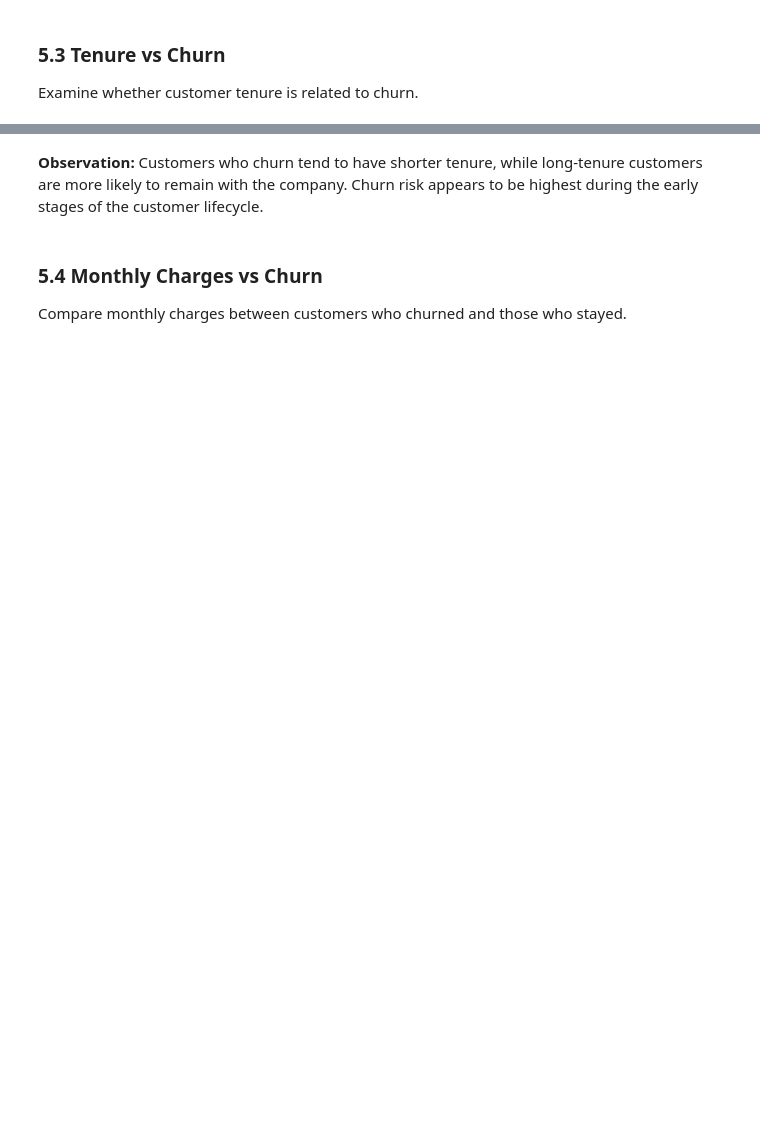
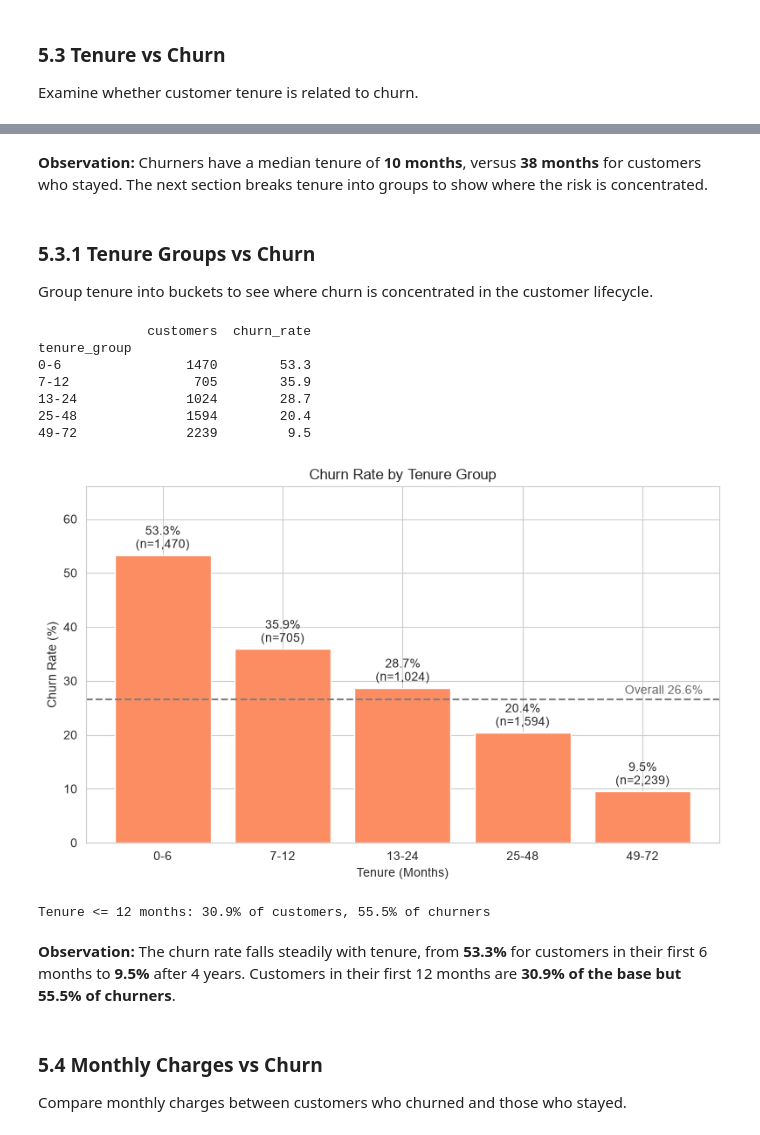
Before and after one commit to arwendy123/reducing-customer-churn-business-analysis, a Jupyter notebook: notebooks/customer_churn_analysis.ipynb, the cells around one changed output, grey strips where cells are left out. Cells and saved outputs as stored; diff of their text form; code cells hidden in the pictures; blank space fills up the shorter version.

```diff
--- a/notebooks/customer_churn_analysis.ipynb
+++ b/notebooks/customer_churn_analysis.ipynb
@@ -306,5 +345,50 @@ Passing `palette` without assigning `hue` is deprecated and will be removed in v
-# %% [markdown]
-**Observation:** Customers who churn tend to have shorter tenure, while long-tenure customers are more likely to remain with the company. Churn risk appears to be highest during the early stages of the customer lifecycle.
+# %% [markdown]
+**Observation:** Churners have a median tenure of **10 months**, versus **38 months** for customers who stayed. The next section breaks tenure into groups to show where the risk is concentrated.
+# %% [markdown]
+### 5.3.1 Tenure Groups vs Churn
+
+Group tenure into buckets to see where churn is concentrated in the customer lifecycle.
+# %%
+overall_churn = df['is_churn'].mean() * 100
+
+df['tenure_group'] = pd.cut(df['tenure'], bins=[-1, 6, 12, 24, 48, 72],
+                            labels=['0-6', '7-12', '13-24', '25-48', '49-72'])
+
+tenure_churn = (df.groupby('tenure_group', observed=True)['is_churn']
+                  .agg(customers='size', churn_rate='mean'))
+tenure_churn['churn_rate'] = (tenure_churn['churn_rate'] * 100).round(1)
+print(tenure_churn)
+
+fig, ax = plt.subplots(figsize=(8, 5))
+bars = ax.bar(tenure_churn.index.astype(str), tenure_churn['churn_rate'], color=CHURN_COLOR)
+ax.bar_label(bars, labels=[f'{r:.1f}%\n(n={n:,})' for r, n in
+                           zip(tenure_churn['churn_rate'], tenure_churn['customers'])], padding=3)
+ax.axhline(overall_churn, linestyle='--', color='grey')
+ax.text(len(tenure_churn) - 0.5, overall_churn + 1, f'Overall {overall_churn:.1f}%',
+        ha='right', color='dimgrey')
+ax.set_ylim(0, 66)
+ax.set_title('Churn Rate by Tenure Group')
+ax.set_xlabel('Tenure (Months)')
+ax.set_ylabel('Churn Rate (%)')
+plt.tight_layout()
+plt.savefig('../images/tenure_bucket_churn.png', dpi=150, bbox_inches='tight')
+plt.show()
+
+first_year = df['tenure'] <= 12
+print(f"Tenure <= 12 months: {first_year.mean():.1%} of customers, "
+      f"{df.loc[first_year, 'is_churn'].sum() / df['is_churn'].sum():.1%} of churners")
+# %% [output]
+              customers  churn_rate
+tenure_group
+0-6                1470        53.3
+7-12                705        35.9
+13-24              1024        28.7
+25-48              1594        20.4
+49-72              2239         9.5
+[figure, added]
+Tenure <= 12 months: 30.9% of customers, 55.5% of churners
+# %% [markdown]
+**Observation:** The churn rate falls steadily with tenure, from **53.3%** for customers in their first 6 months to **9.5%** after 4 years. Customers in their first 12 months are **30.9% of the base but 55.5% of churners**.
 # %% [markdown]
 ### 5.4 Monthly Charges vs Churn
 
```
Also changed, not shown: parts of 47 cells of this notebook.
